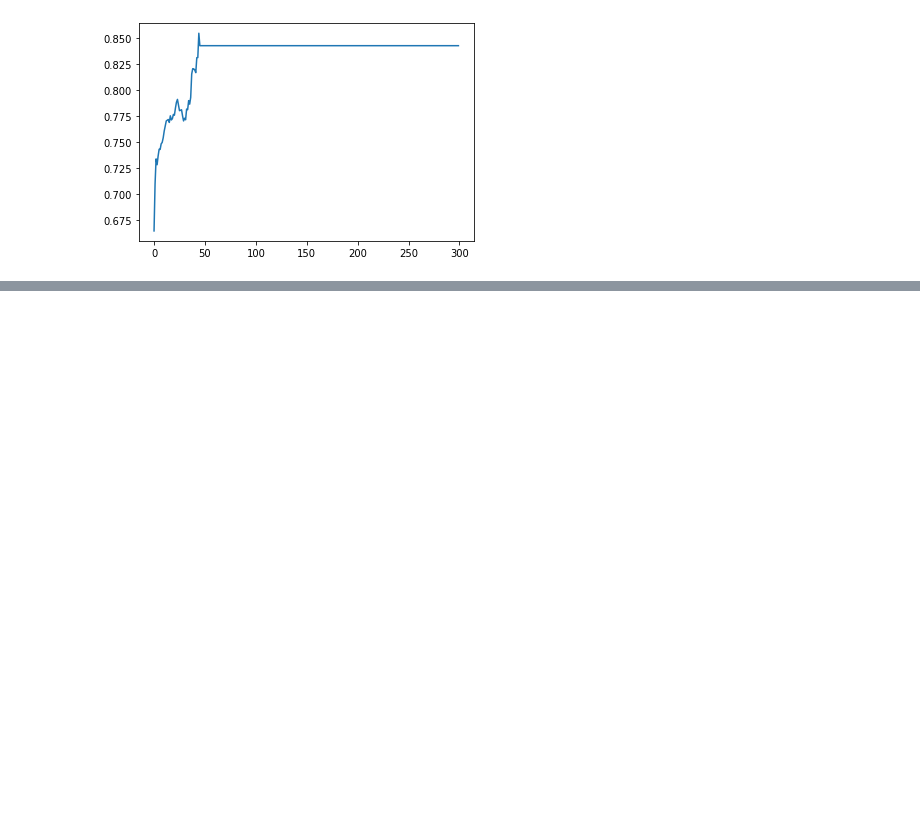
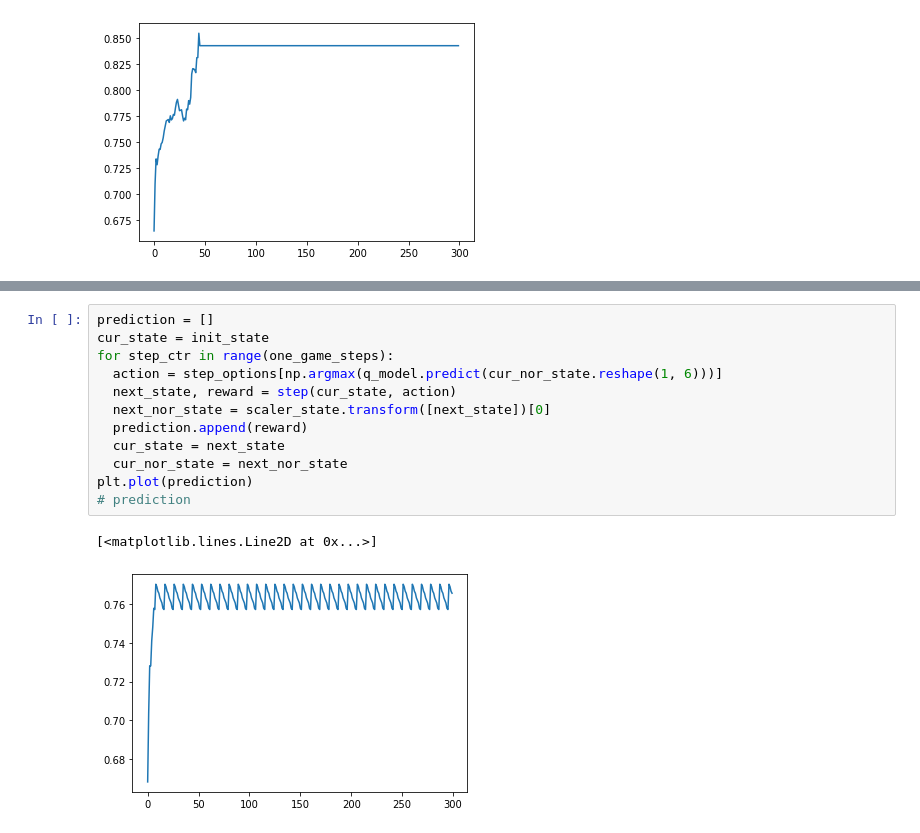
Before and after one commit to y2236li/Kiwi-Reasearch, a Jupyter notebook: 1D_Climber_Post_Trained.ipynb, the cells around one changed output, grey strips where cells are left out. Cells and saved outputs as stored; diff of their text form; blank space fills up the shorter version.

```diff
--- a/1D_Climber_Post_Trained.ipynb
+++ b/1D_Climber_Post_Trained.ipynb
@@ -309,0 +436,15 @@ cur_state
+# %%
+prediction = []
+cur_state = init_state
+for step_ctr in range(one_game_steps):
+  action = step_options[np.argmax(q_model.predict(cur_nor_state.reshape(1, 6)))]
+  next_state, reward = step(cur_state, action)
+  next_nor_state = scaler_state.transform([next_state])[0]
+  prediction.append(reward)
+  cur_state = next_state
+  cur_nor_state = next_nor_state
+plt.plot(prediction)
+# prediction
+# %% [output]
+[<matplotlib.lines.Line2D at 0x...>]
+[figure, added]
```
Also changed, not shown: parts of 45 cells of this notebook.
